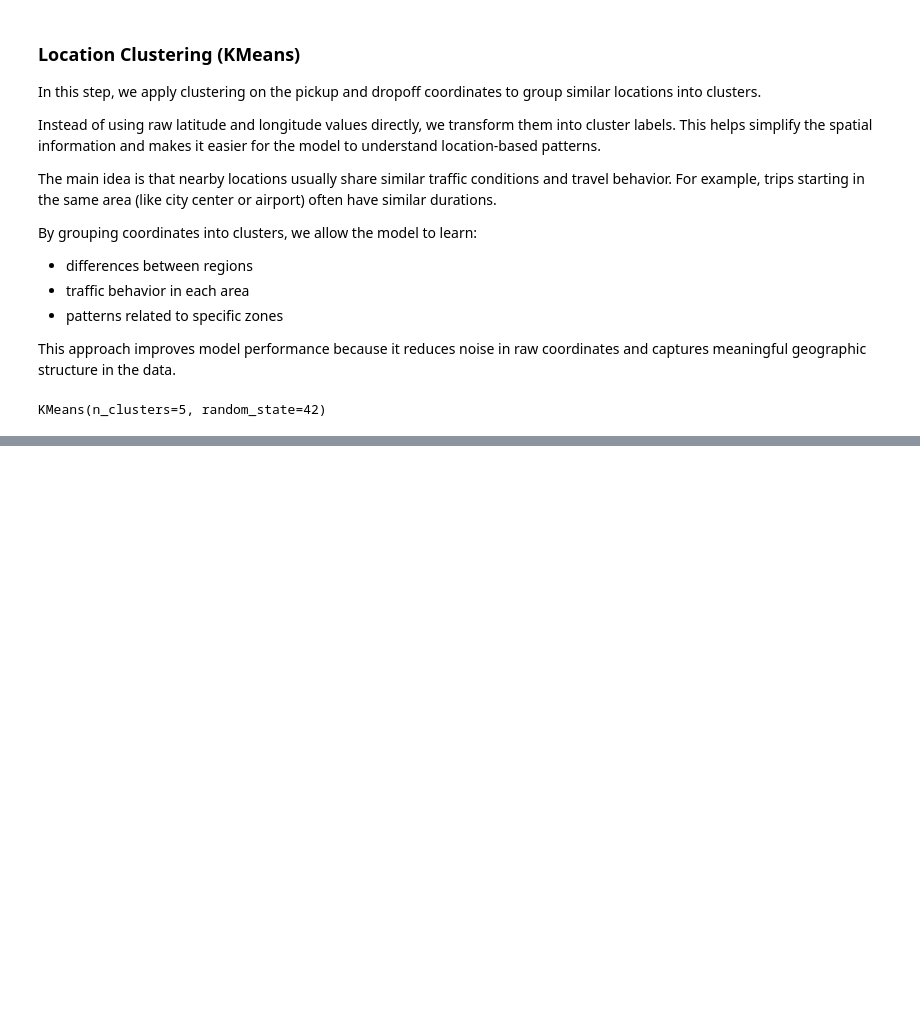
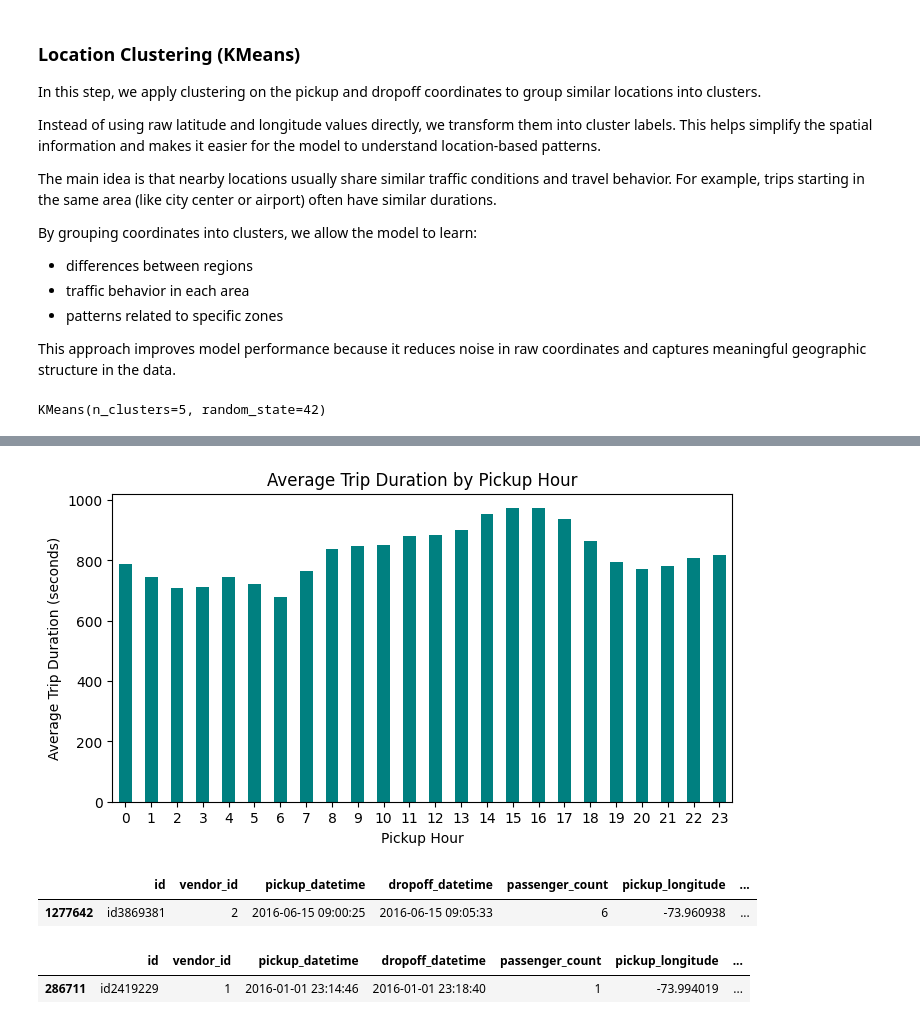
Before and after one commit to Marshoow/NYC_Taxi_Trip_DS, a Jupyter notebook: taxi_trip.ipynb, the cells around one changed output, grey strips where cells are left out. Saved outputs shown, nothing was run; the diff lists cells and outputs as text; code cells hidden in the pictures; blank space fills up the shorter version.

```diff
--- a/taxi_trip.ipynb
+++ b/taxi_trip.ipynb
@@ -294,0 +589,9 @@ df.sample(3)
+# %%
+df.groupby('pickup_hour')['trip_duration'].mean().plot(kind='bar', figsize=(8, 4), color='teal')
+plt.title('Average Trip Duration by Pickup Hour')
+plt.xlabel('Pickup Hour')
+plt.ylabel('Average Trip Duration (seconds)')
+plt.xticks(rotation=0)
+plt.show()
+# %% [output]
+[figure, added]
@@ -294,0 +601,10 @@ df.sample(3)
+# %%
+df.sample()
+# %% [output]
+|  | id | vendor_id | pickup_datetime | dropoff_datetime | passenger_count | pickup_longitude | ... |
+| 1277642 | id3869381 | 2 | 2016-06-15 09:00:25 | 2016-06-15 09:05:33 | 6 | -73.960938 | ... |
+# %%
+df.sample()
+# %% [output]
+|  | id | vendor_id | pickup_datetime | dropoff_datetime | passenger_count | pickup_longitude | ... |
+| 286711 | id2419229 | 1 | 2016-01-01 23:14:46 | 2016-01-01 23:18:40 | 1 | -73.994019 | ... |
```
Also changed, not shown: parts of 49 cells of this notebook, 1 other file.
